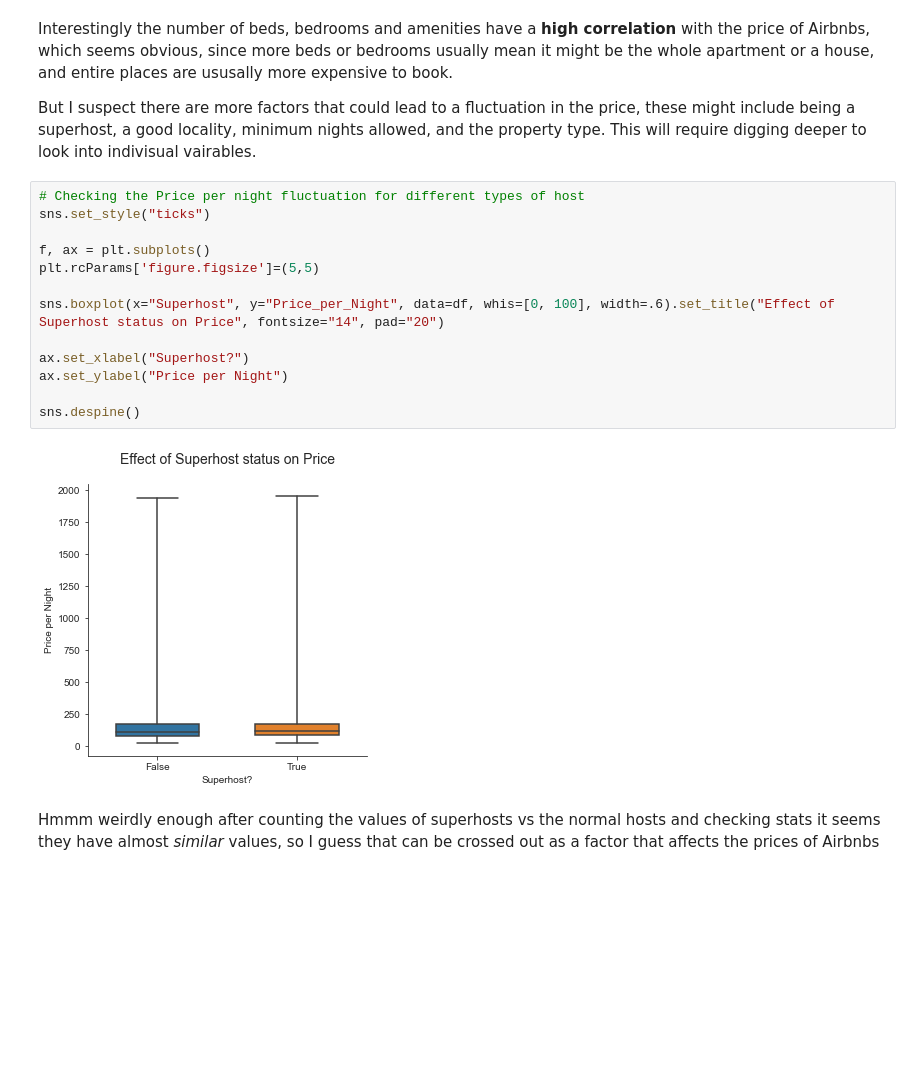
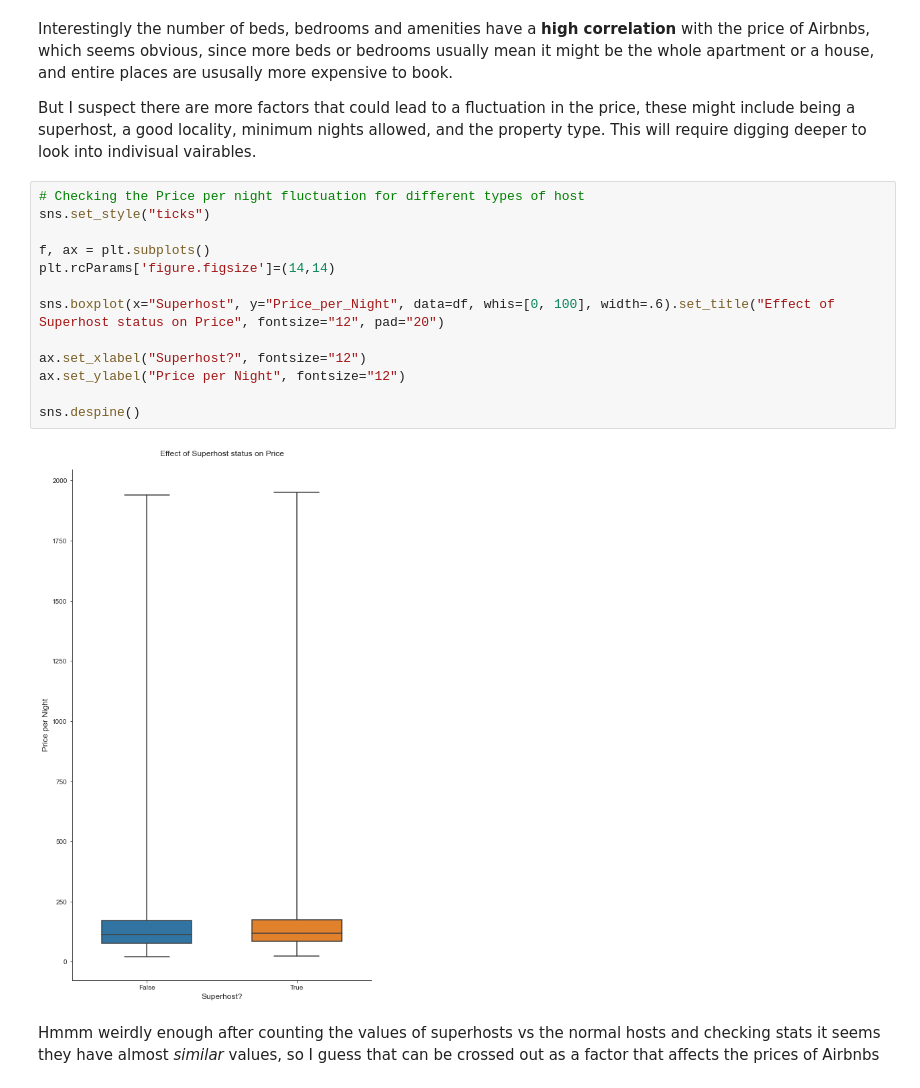
Before and after one commit to data301-2021-summer2/project-group8-project, a Jupyter notebook: analysis/Ahmad Jamal/milestone2.ipynb, the cells around one changed output. Drawn from its saved outputs; the diff is of its cells as text; blank space fills up the shorter version.

Commit message:
minor changes and added titles and axes titles

```diff
--- a/analysis/Ahmad Jamal/milestone2.ipynb
+++ b/analysis/Ahmad Jamal/milestone2.ipynb
@@ -67,18 +67,18 @@ But I suspect there are more factors that could lead to a fluctuation in the pri
 # %%
 # Checking the Price per night fluctuation for different types of host
 sns.set_style("ticks")
 
 f, ax = plt.subplots()
-plt.rcParams['figure.figsize']=(5,5)
+plt.rcParams['figure.figsize']=(14,14)
 
-sns.boxplot(x="Superhost", y="Price_per_Night", data=df, whis=[0, 100], width=.6).set_title("Effect of Superhost status on Price", fontsize="14", pad="20")
+sns.boxplot(x="Superhost", y="Price_per_Night", data=df, whis=[0, 100], width=.6).set_title("Effect of Superhost status on Price", fontsize="12", pad="20")
 
-ax.set_xlabel("Superhost?")
-ax.set_ylabel("Price per Night")
+ax.set_xlabel("Superhost?", fontsize="12")
+ax.set_ylabel("Price per Night", fontsize="12")
 
 sns.despine()
 # %% [output]
-[figure, old version]
+[figure, new version]
 # %% [markdown]
 Hmmm weirdly enough after counting the values of superhosts vs the normal hosts and checking stats it seems
 they have almost *similar* values, so I guess that can be crossed out as a factor that affects the prices of Airbnbs
```
Also changed, not shown: parts of 7 cells of this notebook.
